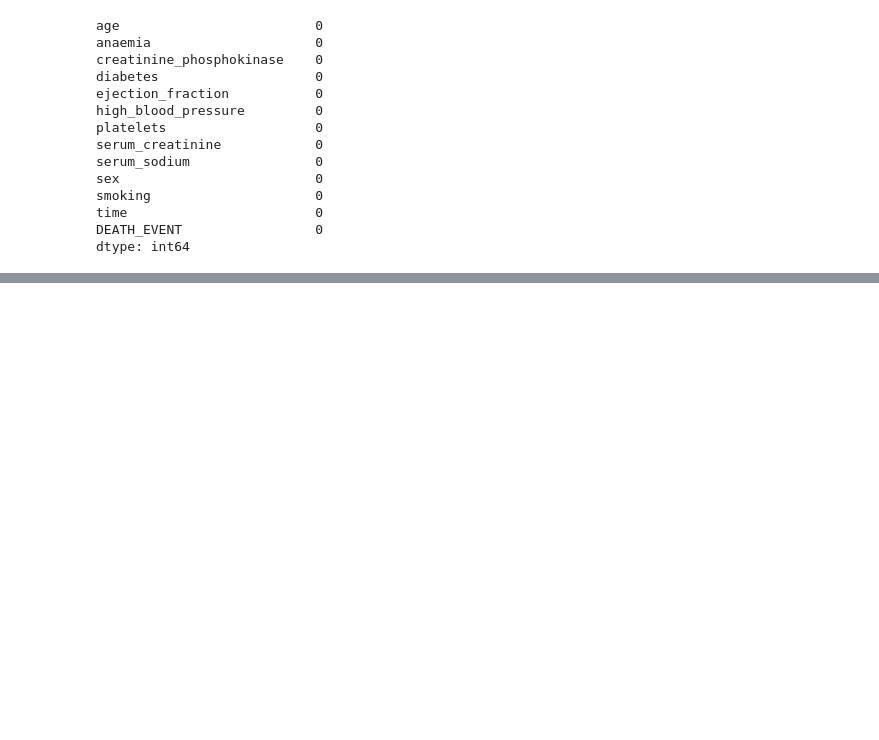
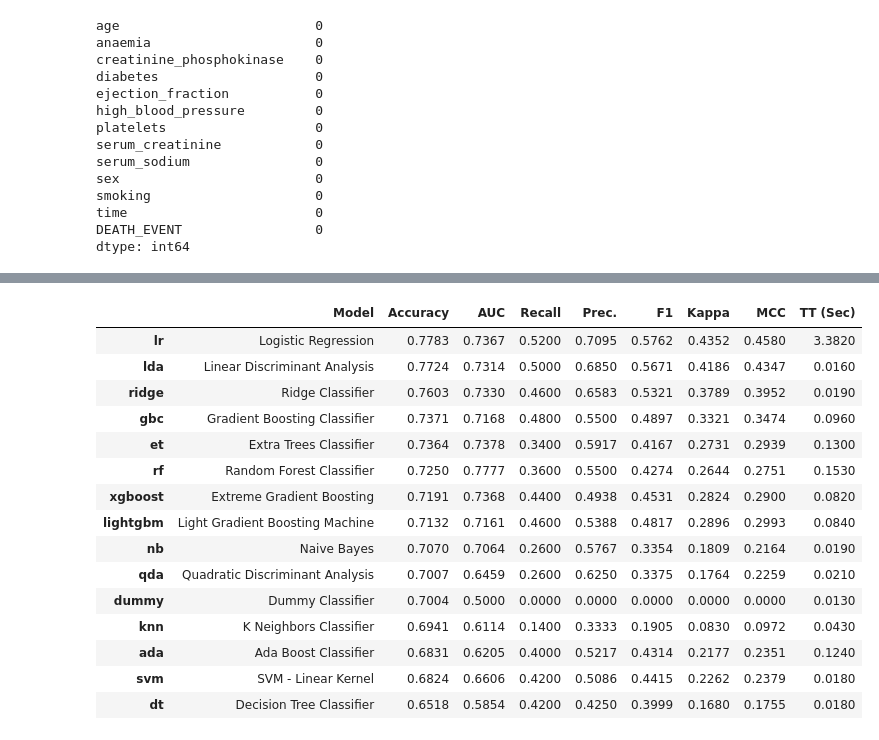
Before and after one commit to mwehdddt/ds-ai-projects, a Jupyter notebook: notebooks/007-heart-failure/notebook007.ipynb, the cells around one changed output, grey strips where cells are left out. Drawn from its saved outputs; the diff is of its cells as text; code cells hidden in the pictures; blank space fills up the shorter version.

```diff
--- a/notebooks/007-heart-failure/notebook007.ipynb
+++ b/notebooks/007-heart-failure/notebook007.ipynb
@@ -575,0 +67,3 @@ AUC: 0.77
+# %%
+best_classifier_model=compare_models()
+# %% [output]
@@ -575,0 +71,16 @@ AUC: 0.77
+|  | Model | Accuracy | AUC | Recall | Prec. | F1 | Kappa | MCC | TT (Sec) |
+| lr | Logistic Regression | 0.7783 | 0.7367 | 0.5200 | 0.7095 | 0.5762 | 0.4352 | 0.4580 | 3.3820 |
+| lda | Linear Discriminant Analysis | 0.7724 | 0.7314 | 0.5000 | 0.6850 | 0.5671 | 0.4186 | 0.4347 | 0.0160 |
+| ridge | Ridge Classifier | 0.7603 | 0.7330 | 0.4600 | 0.6583 | 0.5321 | 0.3789 | 0.3952 | 0.0190 |
+| gbc | Gradient Boosting Classifier | 0.7371 | 0.7168 | 0.4800 | 0.5500 | 0.4897 | 0.3321 | 0.3474 | 0.0960 |
+| et | Extra Trees Classifier | 0.7364 | 0.7378 | 0.3400 | 0.5917 | 0.4167 | 0.2731 | 0.2939 | 0.1300 |
+| rf | Random Forest Classifier | 0.7250 | 0.7777 | 0.3600 | 0.5500 | 0.4274 | 0.2644 | 0.2751 | 0.1530 |
+| xgboost | Extreme Gradient Boosting | 0.7191 | 0.7368 | 0.4400 | 0.4938 | 0.4531 | 0.2824 | 0.2900 | 0.0820 |
+| lightgbm | Light Gradient Boosting Machine | 0.7132 | 0.7161 | 0.4600 | 0.5388 | 0.4817 | 0.2896 | 0.2993 | 0.0840 |
+| nb | Naive Bayes | 0.7070 | 0.7064 | 0.2600 | 0.5767 | 0.3354 | 0.1809 | 0.2164 | 0.0190 |
+| qda | Quadratic Discriminant Analysis | 0.7007 | 0.6459 | 0.2600 | 0.6250 | 0.3375 | 0.1764 | 0.2259 | 0.0210 |
+| dummy | Dummy Classifier | 0.7004 | 0.5000 | 0.0000 | 0.0000 | 0.0000 | 0.0000 | 0.0000 | 0.0130 |
+| knn | K Neighbors Classifier | 0.6941 | 0.6114 | 0.1400 | 0.3333 | 0.1905 | 0.0830 | 0.0972 | 0.0430 |
+| ada | Ada Boost Classifier | 0.6831 | 0.6205 | 0.4000 | 0.5217 | 0.4314 | 0.2177 | 0.2351 | 0.1240 |
+| svm | SVM - Linear Kernel | 0.6824 | 0.6606 | 0.4200 | 0.5086 | 0.4415 | 0.2262 | 0.2379 | 0.0180 |
+| dt | Decision Tree Classifier | 0.6518 | 0.5854 | 0.4200 | 0.4250 | 0.3999 | 0.1680 | 0.1755 | 0.0180 |
```
Also changed, not shown: parts of 74 cells of this notebook, 7 other files.
